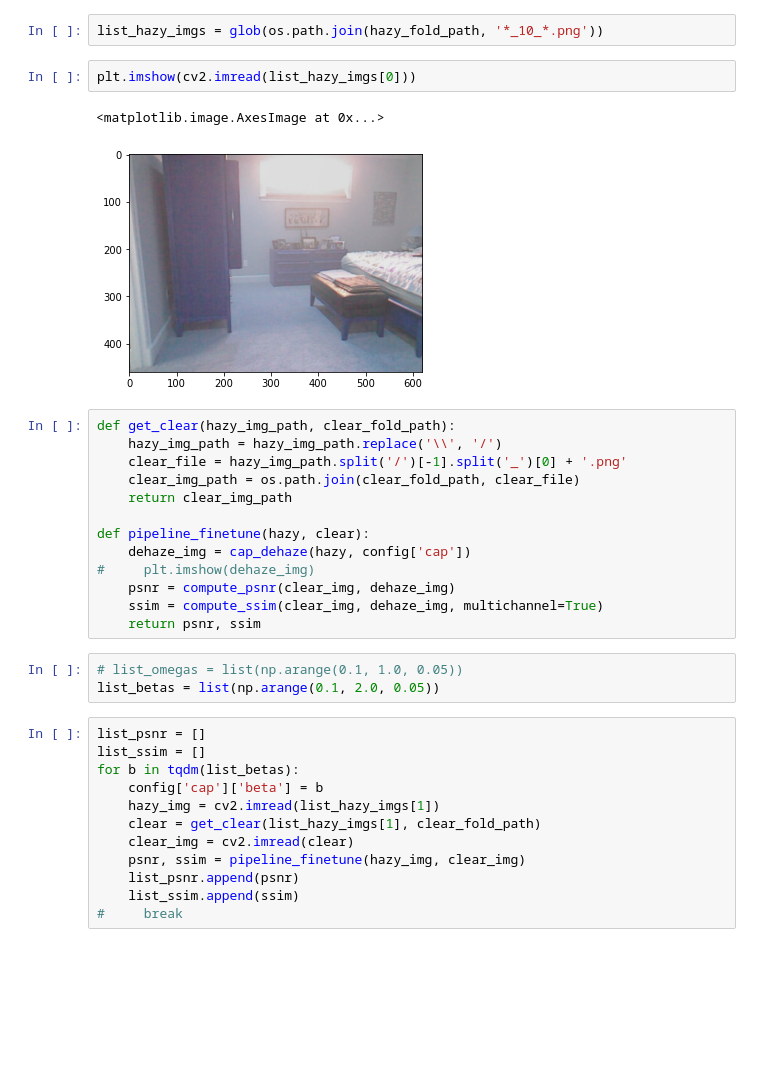
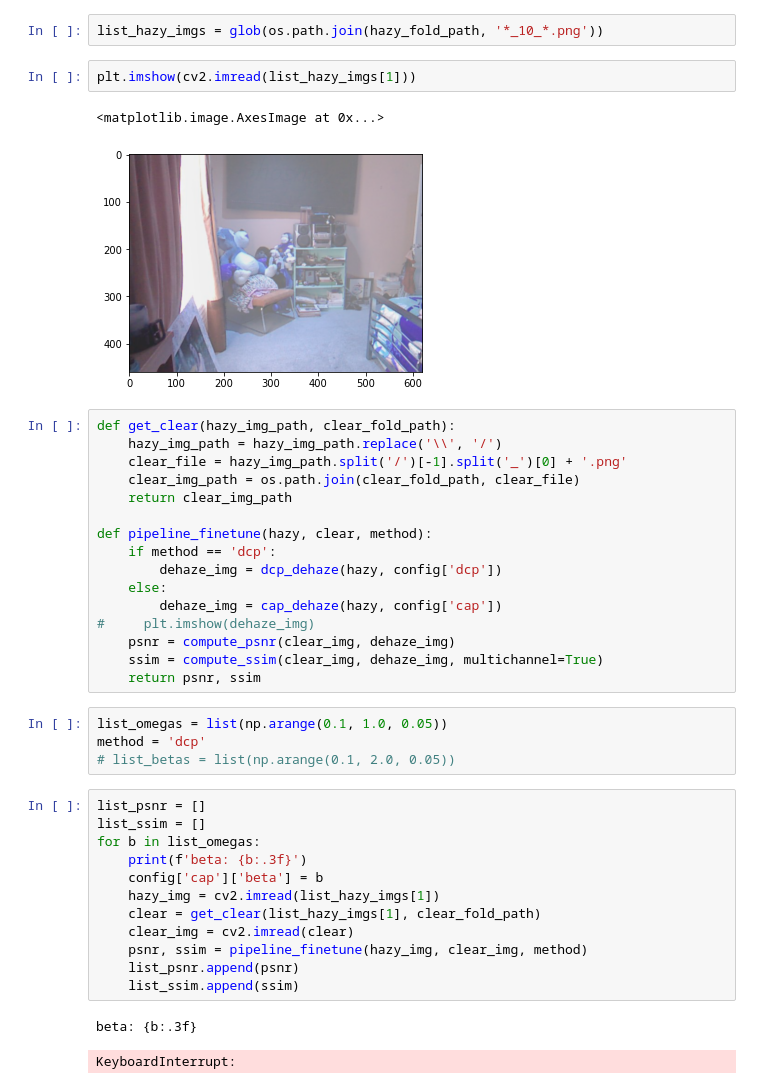
Before and after one commit to taindp98/trait_video, a Jupyter notebook: code/investigate_finetune.ipynb, the cells around one changed output. Saved outputs shown, nothing was run; the diff lists cells and outputs as text; blank space fills up the shorter version.

```diff
--- a/code/investigate_finetune.ipynb
+++ b/code/investigate_finetune.ipynb
@@ -26,10 +26,10 @@ clear_fold_path = os.path.join(_RESIDE_PATH,'clear')
 # %%
 list_hazy_imgs = glob(os.path.join(hazy_fold_path, '*_10_*.png'))
 # %%
-plt.imshow(cv2.imread(list_hazy_imgs[0]))
+plt.imshow(cv2.imread(list_hazy_imgs[1]))
 # %% [output]
 <matplotlib.image.AxesImage at 0x...>
-[figure, old version]
+[figure, new version]
 # %%
 def get_clear(hazy_img_path, clear_fold_path):
     hazy_img_path = hazy_img_path.replace('\\', '/')
@@ -37,24 +37,31 @@ def get_clear(hazy_img_path, clear_fold_path):
     clear_img_path = os.path.join(clear_fold_path, clear_file)
     return clear_img_path
 
-def pipeline_finetune(hazy, clear):
-    dehaze_img = cap_dehaze(hazy, config['cap'])
+def pipeline_finetune(hazy, clear, method):
+    if method == 'dcp':
+        dehaze_img = dcp_dehaze(hazy, config['dcp'])
+    else:
+        dehaze_img = cap_dehaze(hazy, config['cap'])
 #     plt.imshow(dehaze_img)
     psnr = compute_psnr(clear_img, dehaze_img)
     ssim = compute_ssim(clear_img, dehaze_img, multichannel=True)
     return psnr, ssim
 # %%
-# list_omegas = list(np.arange(0.1, 1.0, 0.05))
-list_betas = list(np.arange(0.1, 2.0, 0.05))
+list_omegas = list(np.arange(0.1, 1.0, 0.05))
+method = 'dcp'
+# list_betas = list(np.arange(0.1, 2.0, 0.05))
 # %%
 list_psnr = []
 list_ssim = []
-for b in tqdm(list_betas):
+for b in list_omegas:
+    print(f'beta: {b:.3f}')
     config['cap']['beta'] = b
     hazy_img = cv2.imread(list_hazy_imgs[1])
     clear = get_clear(list_hazy_imgs[1], clear_fold_path)
     clear_img = cv2.imread(clear)
-    psnr, ssim = pipeline_finetune(hazy_img, clear_img)
+    psnr, ssim = pipeline_finetune(hazy_img, clear_img, method)
     list_psnr.append(psnr)
     list_ssim.append(ssim)
-#     break
+# %% [output]
+beta: {b:.3f}
+KeyboardInterrupt:
```
Also changed, not shown: parts of 5 cells of this notebook, 10 other files.
